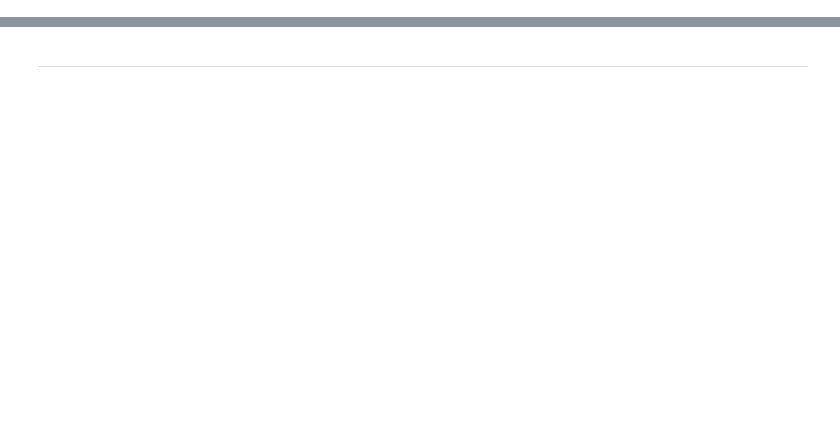
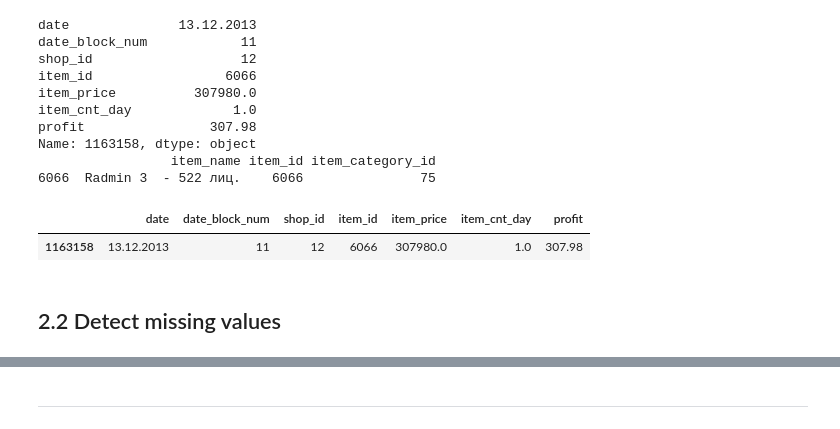
Before and after one commit to X1anghe/AIDM, a Jupyter notebook: Assignment2/src/DataVisualisation.ipynb, the cells around one changed output, grey strips where cells are left out. Cells and saved outputs as stored; diff of their text form; code cells hidden in the pictures; blank space fills up the shorter version.

```diff
--- a/Assignment2/src/DataVisualisation.ipynb
+++ b/Assignment2/src/DataVisualisation.ipynb
@@ -268,0 +80,8 @@ sold only once, remove is justified
+# %%
+# Calculate the total sales per shop
+sales_per_shop = pd.DataFrame(train.groupby(["shop_id"])["item_cnt_day"].sum())
+sales_per_shop = sales_per_shop.reset_index()
+# Calculate the most profitable product
+train["profit"] = (train["item_price"]*train["item_cnt_day"])/1000
+profit_per_shop = pd.DataFrame(train.groupby("shop_id")["profit"].sum())
+profit_per_shop = profit_per_shop.reset_index()
@@ -268,0 +195,21 @@ sold only once, remove is justified
+# %%
+# Second outlier's information
+print(train.loc[1163158])
+print(items[items['item_id'] == 6066]) # item name (Delivery to the point of issue (Boxberry))
+# how many sales
+train[train['item_id'] == 6066] # only sale once
+# %% [output]
+date              13.12.2013
+date_block_num            11
+shop_id                   12
+item_id                 6066
+item_price          307980.0
+item_cnt_day             1.0
+profit                307.98
+Name: 1163158, dtype: object
+                 item_name item_id item_category_id
+6066  Radmin 3  - 522 лиц.    6066               75
+|  | date | date_block_num | shop_id | item_id | item_price | item_cnt_day | profit |
+| 1163158 | 13.12.2013 | 11 | 12 | 6066 | 307980.0 | 1.0 | 307.98 |
+# %% [markdown]
+## 2.2 Detect missing values
```
Also changed, not shown: parts of 131 cells of this notebook.
